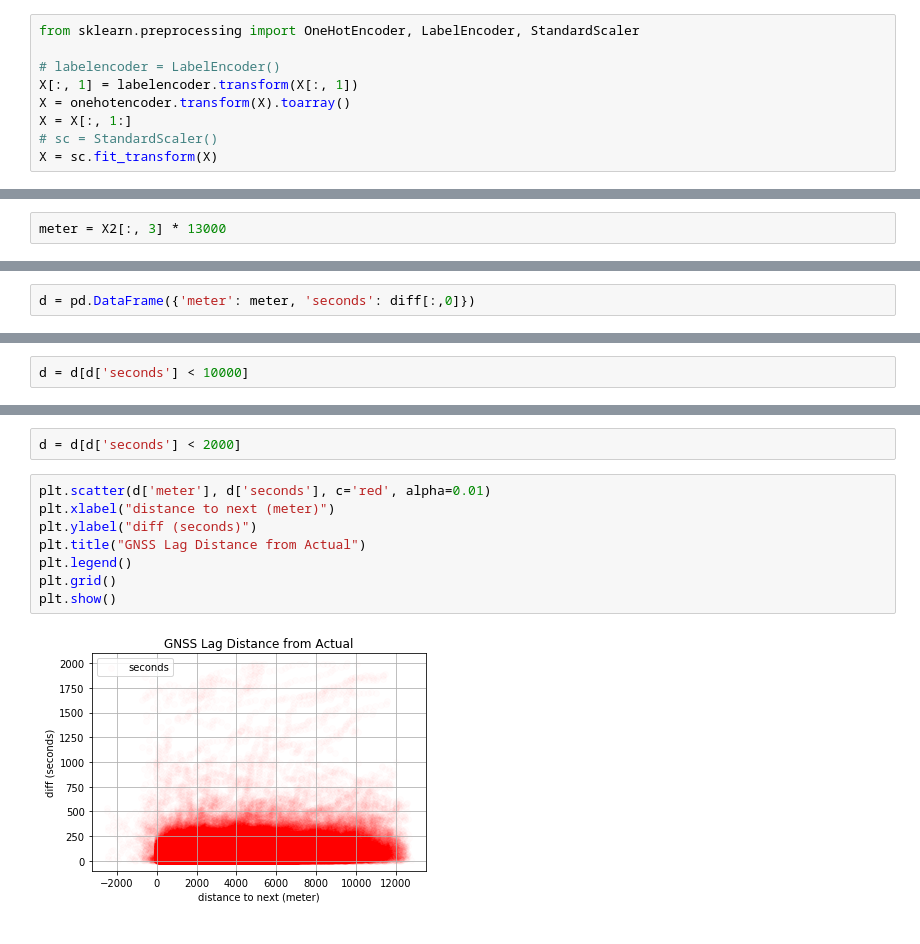
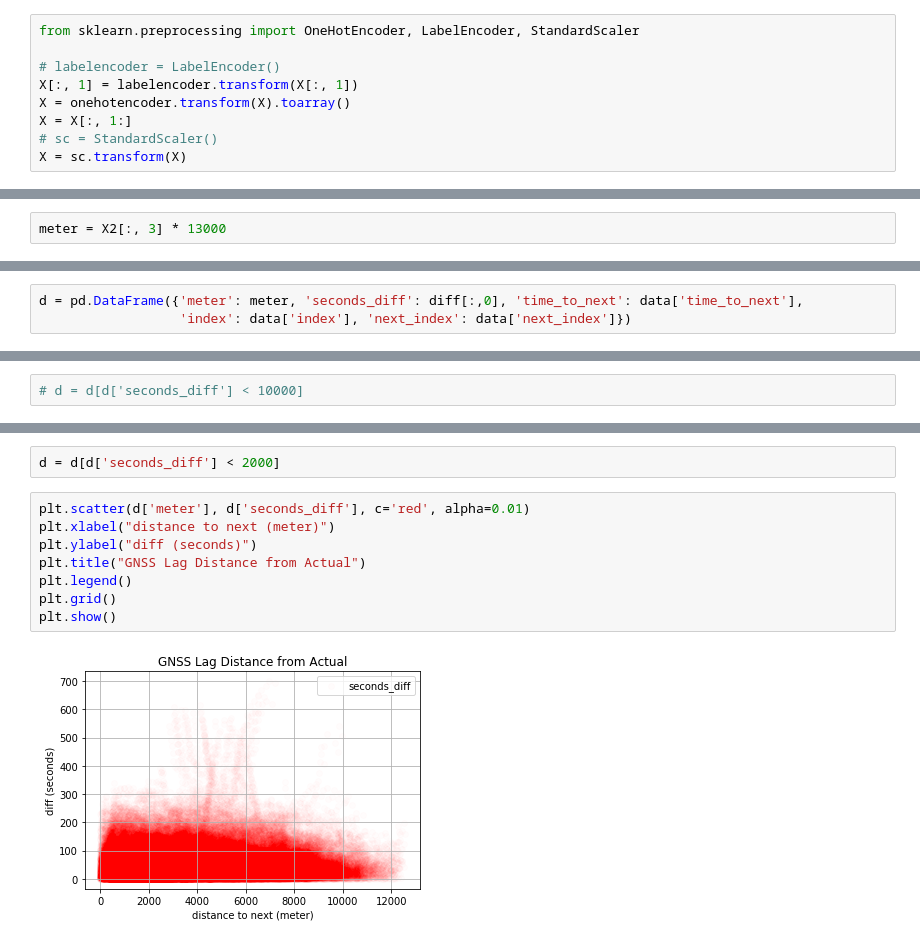
Before and after one commit to aiywatch/potong-predict-time, a Jupyter notebook: jupyter/potong-time-analytics.ipynb, the cells around one changed output, grey strips where cells are left out. Saved outputs shown, nothing was run; the diff lists cells and outputs as text.

```diff
--- a/jupyter/potong-time-analytics.ipynb
+++ b/jupyter/potong-time-analytics.ipynb
@@ -47,4 +43,4 @@ X[:, 1] = labelencoder.transform(X[:, 1])
 X = onehotencoder.transform(X).toarray()
 X = X[:, 1:]
 # sc = StandardScaler()
-X = sc.fit_transform(X)
+X = sc.transform(X)
@@ -130,5 +112,6 @@ plt.show()
 # %%
-d = pd.DataFrame({'meter': meter, 'seconds': diff[:,0]})
+d = pd.DataFrame({'meter': meter, 'seconds_diff': diff[:,0], 'time_to_next': data['time_to_next'],
+                  'index': data['index'], 'next_index': data['next_index']})
 # %%
 d
 # %% [output]
@@ -153,3 +136,3 @@ d
 # %%
-d = d[d['seconds'] < 10000]
+# d = d[d['seconds_diff'] < 10000]
 # %%
@@ -170,16 +156,16 @@ seconds     101.663378
 dtype: float64
 # %%
-d = d[d['seconds'] < 2000]
+d = d[d['seconds_diff'] < 2000]
 # %%
-plt.scatter(d['meter'], d['seconds'], c='red', alpha=0.01)
+plt.scatter(d['meter'], d['seconds_diff'], c='red', alpha=0.01)
 plt.xlabel("distance to next (meter)")
 plt.ylabel("diff (seconds)")
 plt.title("GNSS Lag Distance from Actual")
 plt.legend()
 plt.grid()
 plt.show()
 # %% [output]
-[figure, old version]
+[figure, new version]
 # %%
 d[d['meter'] < 2000]
 # %% [output]
```
Also changed, not shown: parts of 26 cells of this notebook, 30 other files.
